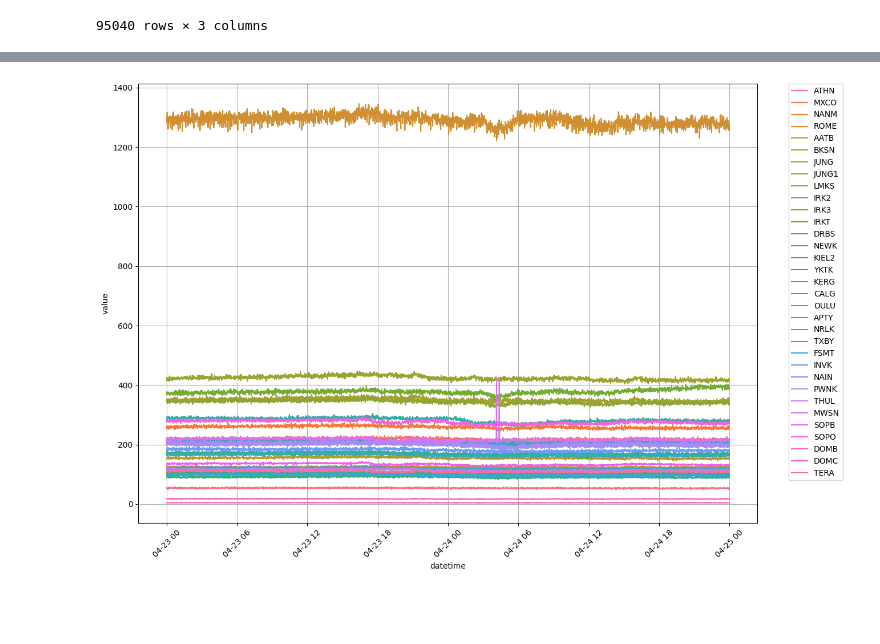
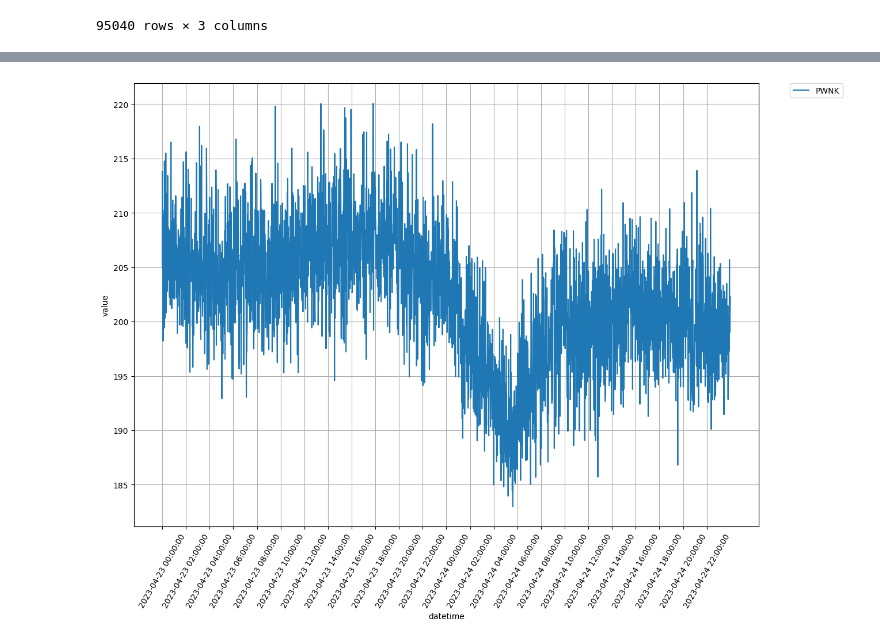
Before and after one commit to dosquisd/NMDB, a Jupyter notebook: 001_process_data.ipynb, the cells around one changed output, grey strips where cells are left out. Saved outputs shown, nothing was run; the diff lists cells and outputs as text; code cells hidden in the pictures; blank space fills up the shorter version.

Commit message:
fix: remake plot about forbush decrease, was not clear enough

```diff
--- a/001_process_data.ipynb
+++ b/001_process_data.ipynb
@@ -81,11 +89,31 @@ df_plot
 # %%
 fig, ax = plt.subplots(figsize=(14, 10))
 
-sns.lineplot(data=df_plot, x="datetime", y="value", hue="station", ax=ax)
-plt.xticks(rotation=45)
+# We can plot all stations at once, but this one it's special,
+# it's so clear the Forbush Decrease
+sns.lineplot(
+    data=df_plot[df_plot["station"] == "PWNK"],
+    x="datetime",
+    y="value",
+    hue="station",
+    ax=ax,
+)
 
+date_range = pd.date_range(
+    start=df_plot["datetime"].min(),
+    end=df_plot["datetime"].max(),
+    freq="2h",
+).to_list()
+
+ax.set_xticks(
+    ticks=date_range,
+    labels=list(map(lambda x: x.strftime("%Y-%m-%d %H:%M:%S"), date_range)),
+)
+
+
+plt.xticks(rotation=60)
 ax.grid()
 ax.legend(bbox_to_anchor=(1.05, 1), loc="upper left", borderaxespad=0.0)
 plt.show()
 # %% [output]
-[figure, old version]
+[figure, new version]
```
Also changed, not shown: parts of 1 cell of this notebook.
